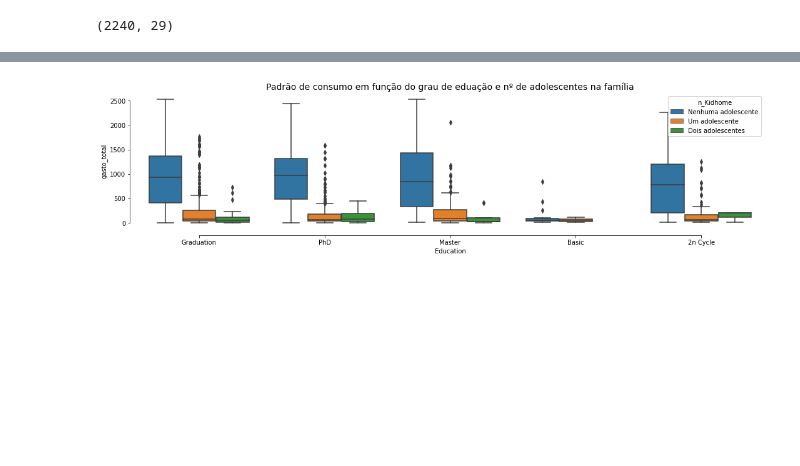
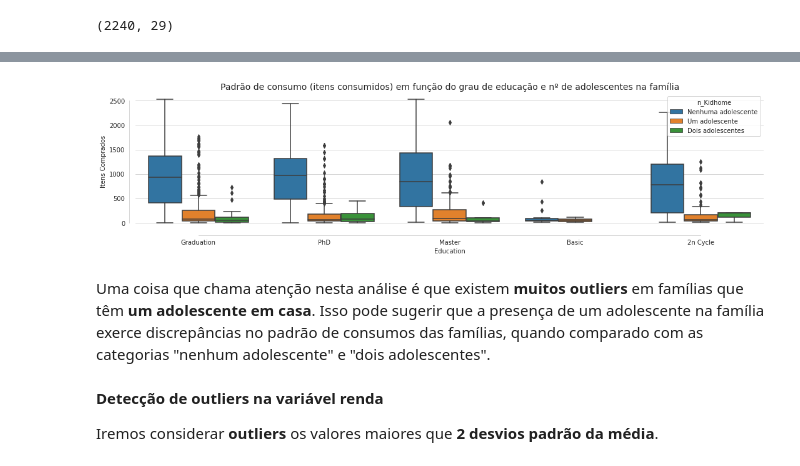
Before and after one commit to amarildo86/datascience, a Jupyter notebook: Ifood.ipynb, the cells around one changed output, grey strips where cells are left out. Cells and saved outputs as stored; diff of their text form; code cells hidden in the pictures; blank space fills up the shorter version.

```diff
--- a/Ifood.ipynb
+++ b/Ifood.ipynb
@@ -7,4 +7,6 @@ import seaborn as sns
 import matplotlib.pyplot as plt
 import warnings
 
+sns.set_palette('tab10')
+sns.set_style("whitegrid")
 warnings.simplefilter("ignore")
@@ -58,3 +80,3 @@ sns.heatmap(ifood_clear.iloc[:, 9:20].corr(), annot=True)
 # %%
 best_products = ifood_clear.loc[:, ['Year_Birth', 'Marital_Status', 'Kidhome', 'Teenhome', 'Education', 'MntWines', 'MntFruits', 'MntMeatProducts', 'MntFishProducts', 'MntSweetProducts', 'MntGoldProds']]
-best_products['gasto_total'] = best_products.iloc[:, 3:].sum(axis=1)
+best_products['Itens Comprados'] = best_products.iloc[:, 3:].sum(axis=1)
@@ -89,9 +114,15 @@ O gráfico de boxplot nos traz um insight bastante interessante. Observa-se que
 # %%
 best_products['n_Kidhome'] = ifood_clear['Kidhome'].replace({0: 'Nenhuma adolescente', 1: 'Um adolescente', 2: 'Dois adolescentes'})
 
 plt.figure(figsize=(18, 4))
-plt.title("Padrão de consumo em função do grau de eduação e nº de adolescentes na família", fontsize=14)
-sns.boxplot(y='gasto_total', x='Education', hue='n_Kidhome', data=best_products)
+plt.title("Padrão de consumo (itens consumidos) em função do grau de educação e nº de adolescentes na família", fontsize=14)
+sns.boxplot(y='Itens Comprados', x='Education', hue='n_Kidhome', data=best_products)
 sns.despine(offset=10, trim=True)
 # %% [output]
-[figure, old version]
+[figure, new version]
+# %% [markdown]
+Uma coisa que chama atenção nesta análise é que existem **muitos outliers** em famílias que têm **um adolescente em casa**. Isso pode sugerir que a presença de um adolescente na família exerce discrepâncias no padrão de consumos das famílias, quando comparado com as categorias "nenhum adolescente" e "dois adolescentes".
+# %% [markdown]
+**Detecção de outliers na variável renda**
+
+Iremos considerar **outliers** os valores maiores que **2 desvios padrão da média**.
```
Also changed, not shown: parts of 43 cells of this notebook.
